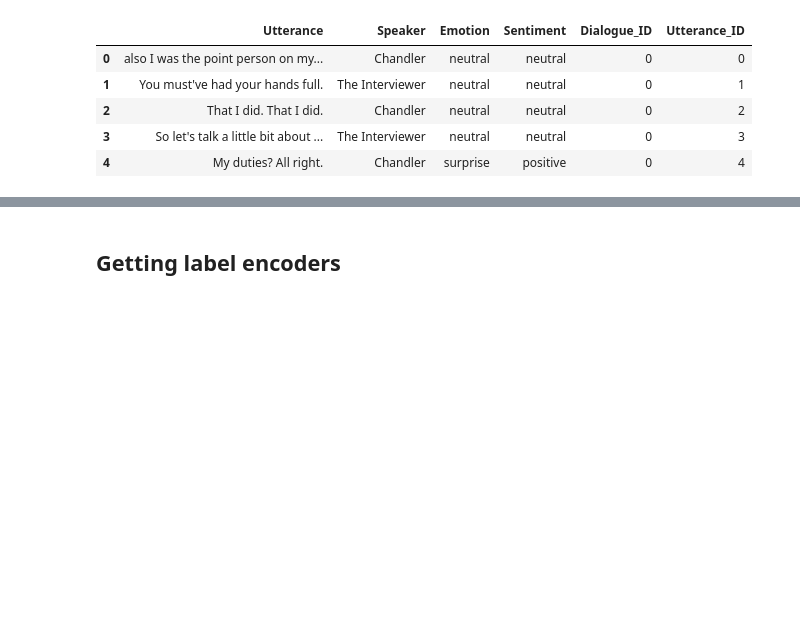
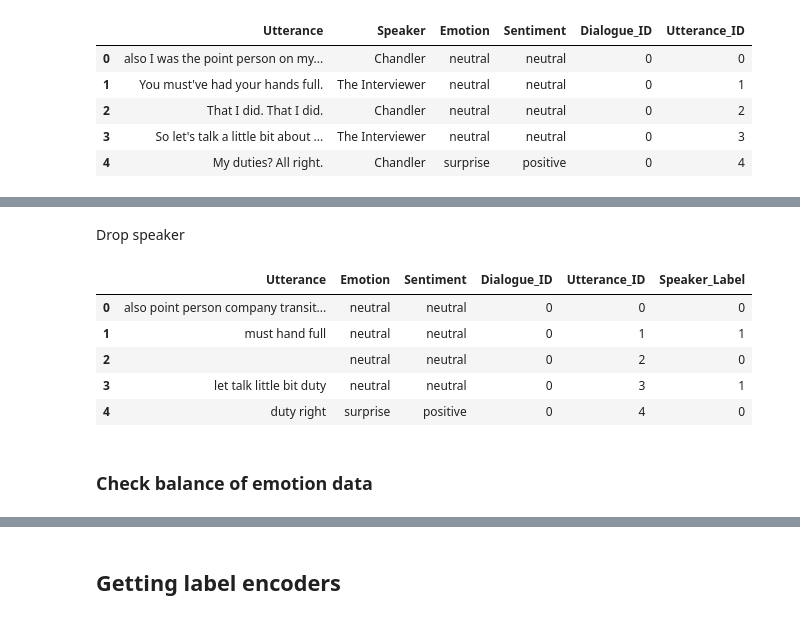
Before and after one commit to jonnneehh/ER_GAT, a Jupyter notebook: context_encoder.ipynb, the cells around one changed output, grey strips where cells are left out. Saved outputs shown, nothing was run; the diff lists cells and outputs as text; code cells hidden in the pictures; blank space fills up the shorter version.

```diff
--- a/context_encoder.ipynb
+++ b/context_encoder.ipynb
@@ -243,0 +402,2 @@ X_train.head()
+# %% [markdown]
+Drop speaker
@@ -243,0 +406,11 @@ X_train.head()
+# %%
+X_train.head()
+# %% [output]
+|  | Utterance | Emotion | Sentiment | Dialogue_ID | Utterance_ID | Speaker_Label |
+| 0 | also point person company transit... | neutral | neutral | 0 | 0 | 0 |
+| 1 | must hand full | neutral | neutral | 0 | 1 | 1 |
+| 2 |  | neutral | neutral | 0 | 2 | 0 |
+| 3 | let talk little bit duty | neutral | neutral | 0 | 3 | 1 |
+| 4 | duty right | surprise | positive | 0 | 4 | 0 |
+# %% [markdown]
+### Check balance of emotion data
```
Also changed, not shown: parts of 29 cells of this notebook, 3 other files.
